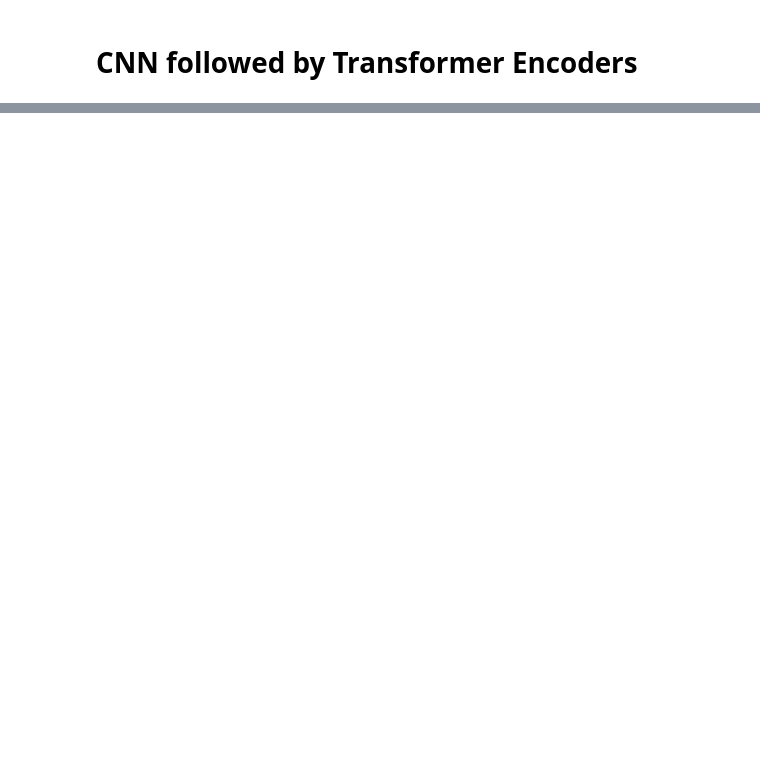
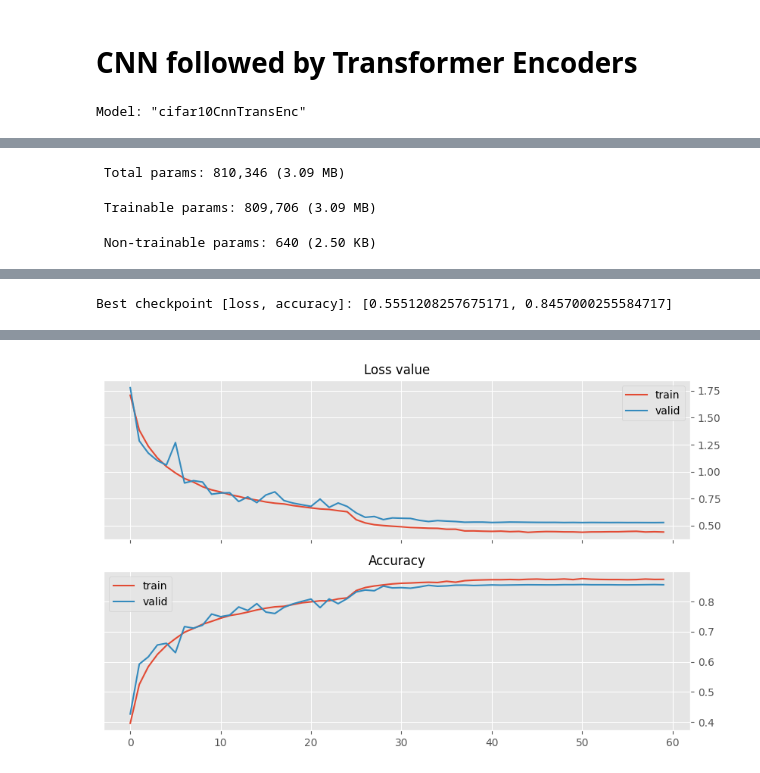
Before and after one commit to LOVEIII486/ISY5002-Workshop, a Jupyter notebook: Part2/Day 4/PRMLS_day4_computer_vision_with_cifar10_cnn.ipynb, the cells around one changed output, grey strips where cells are left out. Saved outputs shown, nothing was run; the diff lists cells and outputs as text; code cells hidden in the pictures; blank space fills up the shorter version.

```diff
--- a/Part2/Day 4/PRMLS_day4_computer_vision_with_cifar10_cnn.ipynb
+++ b/Part2/Day 4/PRMLS_day4_computer_vision_with_cifar10_cnn.ipynb
@@ -207,7 +209,7 @@ model.compile(loss="categorical_crossentropy", optimizer=optmz, metrics=["accura
 # from tensorflow.keras.callbacks import ModelCheckpoint, CSVLogger
 modelname = "cifar10_cnn"
 filepath = modelname + ".keras"
-checkpoint = ModelCheckpoint(filepath, monitor='val_acc', verbose=0, save_best_only=True, mode='max')
+checkpoint = ModelCheckpoint(filepath, monitor='val_accuracy', verbose=0, save_best_only=True, mode='max')
 csv_logger = CSVLogger(modelname+'.csv')
 callbacks_list = [checkpoint, csv_logger]
 # %% [markdown]
@@ -373,2 +990,67 @@ WARNING:matplotlib.font_manager:findfont: Font family 'Arial' not found.
 # %% [markdown]
 # CNN followed by Transformer Encoders
+# %%
+# CNN feature extractor -> 64 tokens -> 2 transformer encoders.
+assert 'fit_model' in globals(), "Run the '# CNN' cell first - it defines the shared recipe."
+assert 'TransformerEncoder' in globals(), "Run the '# Transformer' cell first - it defines the encoder."
+
+CNN_WIDTH  = 128
+EMBED_DIM  = 128
+DENSE_DIM  = 256
+NUM_HEADS  = 4
+DEPTH      = 2
+NUM_TOKENS = 64          # 8 x 8 grid
+
+modelname = "cifar10CnnTransEnc"
+
+model = keras.Sequential([
+    keras.layers.Input(shape=IMG_SHAPE),
+    *augmentation_layers(),
+
+    # CNN: 32 -> 16 -> 8
+    Conv2D(32, (3, 3), padding='same', use_bias=False,
+           kernel_initializer=keras.initializers.HeNormal(seed=SEED),
+           kernel_regularizer=keras.regularizers.l2(WD)),
+    BatchNormalization(), Activation('relu'),
+    Conv2D(32, (3, 3), padding='same', use_bias=False,
+           kernel_initializer=keras.initializers.HeNormal(seed=SEED),
+           kernel_regularizer=keras.regularizers.l2(WD)),
+    BatchNormalization(), Activation('relu'),
+    MaxPooling2D(pool_size=(2, 2)),                 # 16 x 16
+    Dropout(0.2),
+
+    Conv2D(64, (3, 3), padding='same', use_bias=False,
+           kernel_initializer=keras.initializers.HeNormal(seed=SEED),
+           kernel_regularizer=keras.regularizers.l2(WD)),
+    BatchNormalization(), Activation('relu'),
+    Conv2D(64, (3, 3), padding='same', use_bias=False,
+           kernel_initializer=keras.initializers.HeNormal(seed=SEED),
+           kernel_regularizer=keras.regularizers.l2(WD)),
+    BatchNormalization(), Activation('relu'),
+    MaxPooling2D(pool_size=(2, 2)),                 # 8 x 8
+    Dropout(0.3),
+
+    Conv2D(CNN_WIDTH, (3, 3), padding='same', use_bias=False,
+           kernel_initializer=keras.initializers.HeNormal(seed=SEED),
+           kernel_regularizer=keras.regularizers.l2(WD)),
+    BatchNormalization(), Activation('relu'),       # 8 x 8 x 128
+
+    # one token per spatial position, then encode
+    keras.layers.Reshape((NUM_TOKENS, EMBED_DIM), name='to_tokens'),
+    ImagePositionalEmbedding(NUM_TOKENS, EMBED_DIM, name='pos_embed'),
+
+    *[TransformerEncoder(EMBED_DIM, DENSE_DIM, NUM_HEADS,
+                         name='encoder_%d' % (i + 1)) for i in range(DEPTH)],
+
+    keras.layers.GlobalAveragePooling1D(),
+    Dropout(0.3),
+    Dense(num_classes, activation='softmax',
+          kernel_initializer=keras.initializers.HeNormal(seed=SEED)),
+], name=modelname)
+
+model.summary()
+history = fit_model(model, modelname)
+score_test, confusion = report_model(modelname)
+plot_curves(modelname)
+# %% [output]
+Model: "cifar10CnnTransEnc"
@@ -374,0 +1074,3 @@ WARNING:matplotlib.font_manager:findfont: Font family 'Arial' not found.
+ Total params: 810,346 (3.09 MB)
+ Trainable params: 809,706 (3.09 MB)
+ Non-trainable params: 640 (2.50 KB)
@@ -374,0 +1094 @@ WARNING:matplotlib.font_manager:findfont: Font family 'Arial' not found.
+Best checkpoint [loss, accuracy]: [0.5551208257675171, 0.8457000255584717]
@@ -374,0 +1146 @@ WARNING:matplotlib.font_manager:findfont: Font family 'Arial' not found.
+[figure, added]
```
Also changed, not shown: parts of 11 cells of this notebook, 1 other file.
